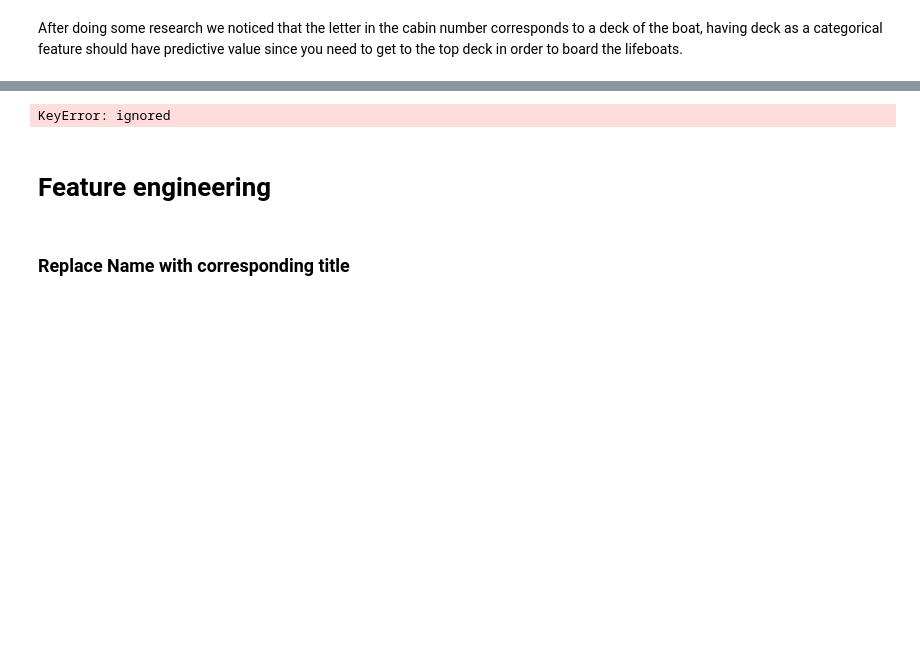
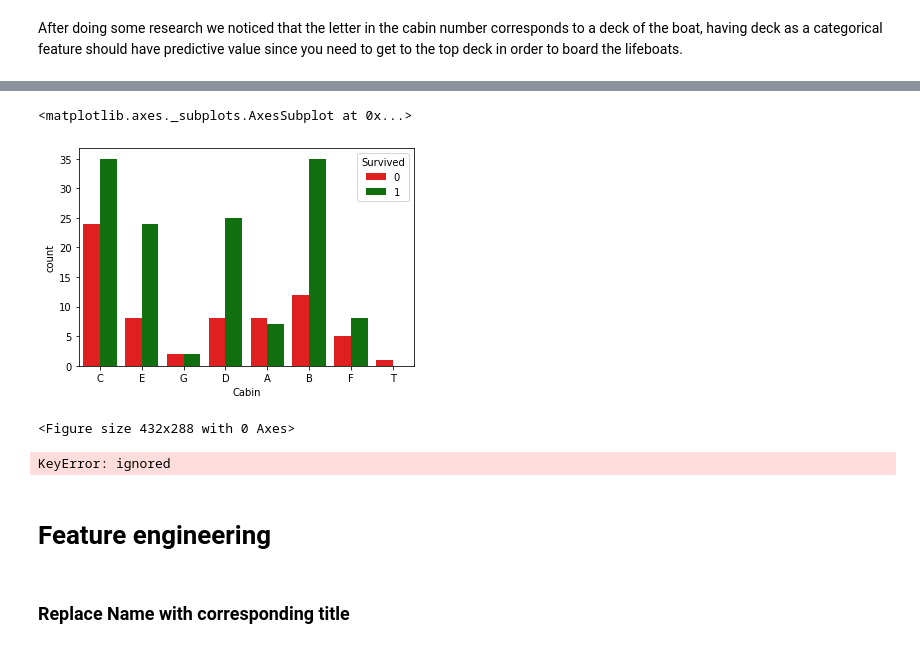
Before and after one commit to fi-m/ID2223, a Jupyter notebook: lab1/second_part/titanic_feature_pipeline.ipynb, the cells around one changed output, grey strips where cells are left out. Drawn from its saved outputs; the diff is of its cells as text; code cells hidden in the pictures; blank space fills up the shorter version.

Commit message:
fixade cabin

```diff
--- a/lab1/second_part/titanic_feature_pipeline.ipynb
+++ b/lab1/second_part/titanic_feature_pipeline.ipynb
@@ -37,10 +37,10 @@ titanic_df = pd.read_csv("https://raw.githubusercontent.com/ID2223KTH/id2223kth.
 
 
 # drop ticket and passenger id columns
-with pd.option_context('display.max_rows', None, 'display.max_columns', None):  # more options can be specified also
-  titanic_df["Ticket"]
+# with pd.option_context('display.max_rows', None, 'display.max_columns', None):  # more options can be specified also
+#   titanic_df["Ticket"]
 print("\n")
-titanic_df.drop(["PassengerId"], axis=1, inplace=True)
+titanic_df.drop(["Ticket","PassengerId"], axis=1, inplace=True)
 
 # convert sex to category
 titanic_df["Sex"].astype("category")
@@ -330,3 +315,13 @@ Name: Cabin, Length: 891, dtype: object
+# %%
+titanic_df["Cabin"] = titanic_df["Cabin"].str.slice(0,1)
+sns.countplot(x="Cabin", hue='Survived', data=titanic_df, palette=['red','green'])
+
+plt.show()
+plt.clf()
+# %% [output]
+<matplotlib.axes._subplots.AxesSubplot at 0x...>
+[figure, added]
+<Figure size 432x288 with 0 Axes>
 # %%
 # %% [output]
 KeyError: ignored
```
Also changed, not shown: parts of 2 cells of this notebook.
